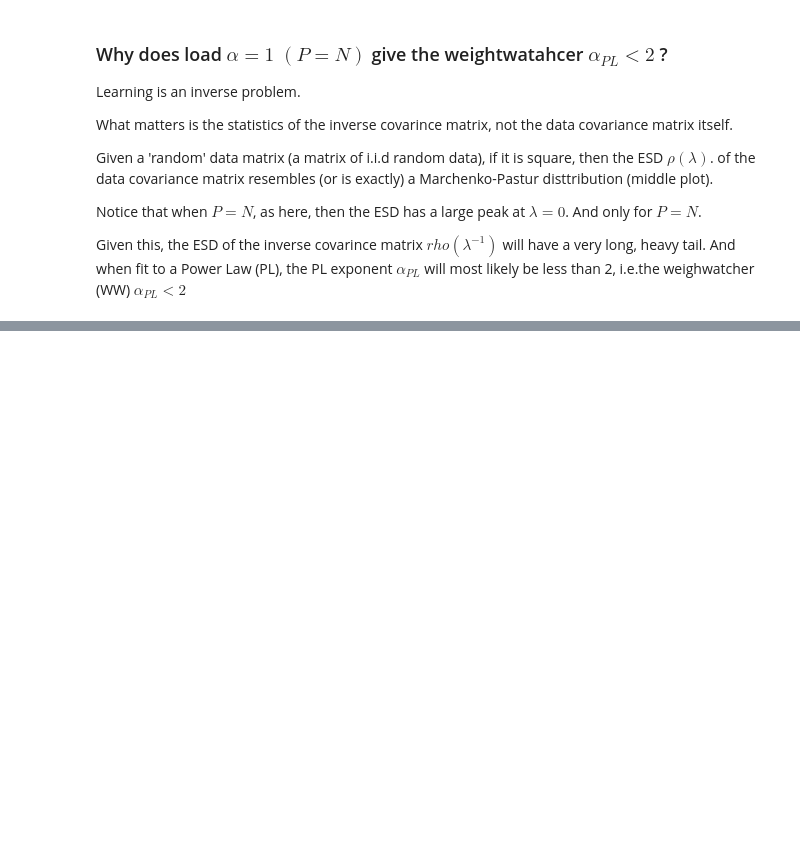
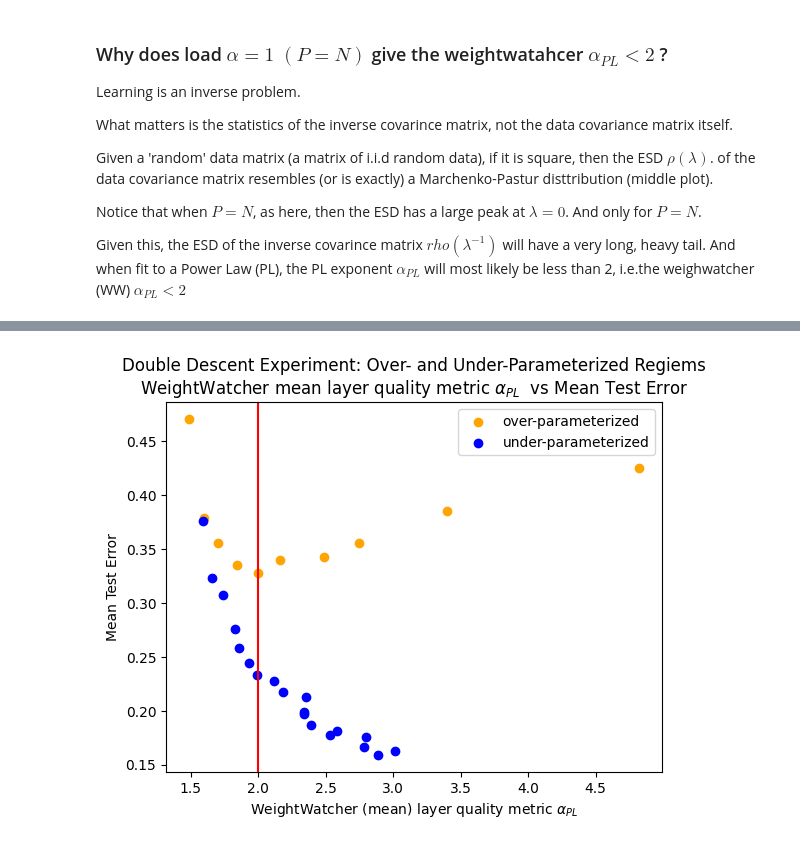
Before and after one commit to CalculatedContent/WeightWatcher-Examples, a Jupyter notebook: WW_DoubleDesecent.ipynb, the cells around one changed output, grey strips where cells are left out. Saved outputs shown, nothing was run; the diff lists cells and outputs as text; code cells hidden in the pictures; blank space fills up the shorter version.

```diff
--- a/WW_DoubleDesecent.ipynb
+++ b/WW_DoubleDesecent.ipynb
@@ -547,0 +650,47 @@ Given this, the ESD of the inverse covarince matrix $rho(\lambda^{-1})$ will hav
+# %%
+WW_test_accuraces = []
+WW_mean_alphas = []
+WW_mean_Dks = []
+
+NUM_IA = 30
+for ia in tqdm(range(1,NUM_IA,1)):
+  test_accs = []
+  WW_alphas = []
+  WW_Dks = []
+
+  for idx in range(100):
+    load_alpha = ia/10.0
+    train_acc, test_acc, alpha, Dks = run_WW_experiment(load_alpha, verbose=False)
+    test_accs.append(test_acc)
+    WW_alphas.append(alpha)
+    WW_Dks.append(Dks)
+
+  WW_test_accuraces.append(np.mean(test_accs))
+  WW_mean_alphas.append(np.mean(WW_alphas))
+  WW_mean_Dks.append(np.mean(WW_Dks))
+
+
+alpha_loads = np.array([ia/10.0 for ia in range(1,NUM_IA,1)])
+over_p_mask = alpha_loads <= 1.0
+under_p_mask = alpha_loads > 1.0
+
+
+WW_mean_alphas = np.array(WW_mean_alphas)
+WW_mean_Dks = np.mean(WW_mean_Dks)
+WW_test_errors = 1.0 - np.array(WW_test_accuraces)
+# %%
+plt.scatter(x=WW_mean_alphas[over_p_mask], y=WW_test_errors[over_p_mask], label="over-parameterized", color='orange')
+plt.scatter(x=WW_mean_alphas[under_p_mask], y=WW_test_errors[under_p_mask], label="under-parameterized", color='blue')
+
+title =  r"Double Descent Experiment: Over- and Under-Parameterized Regiems"
+title += "\n"
+title += r"WeightWatcher mean layer quality metric $\alpha_{PL}$  vs Mean Test Error"
+
+plt.title(title)
+plt.xlabel(r"WeightWatcher (mean) layer quality metric $\alpha_{PL}$")
+plt.ylabel("Mean Test Error")
+plt.axvline(x=2.0, color='red')
+plt.legend()
+plt.show()
+# %% [output]
+[figure, added]
```
Also changed, not shown: parts of 18 cells of this notebook.
